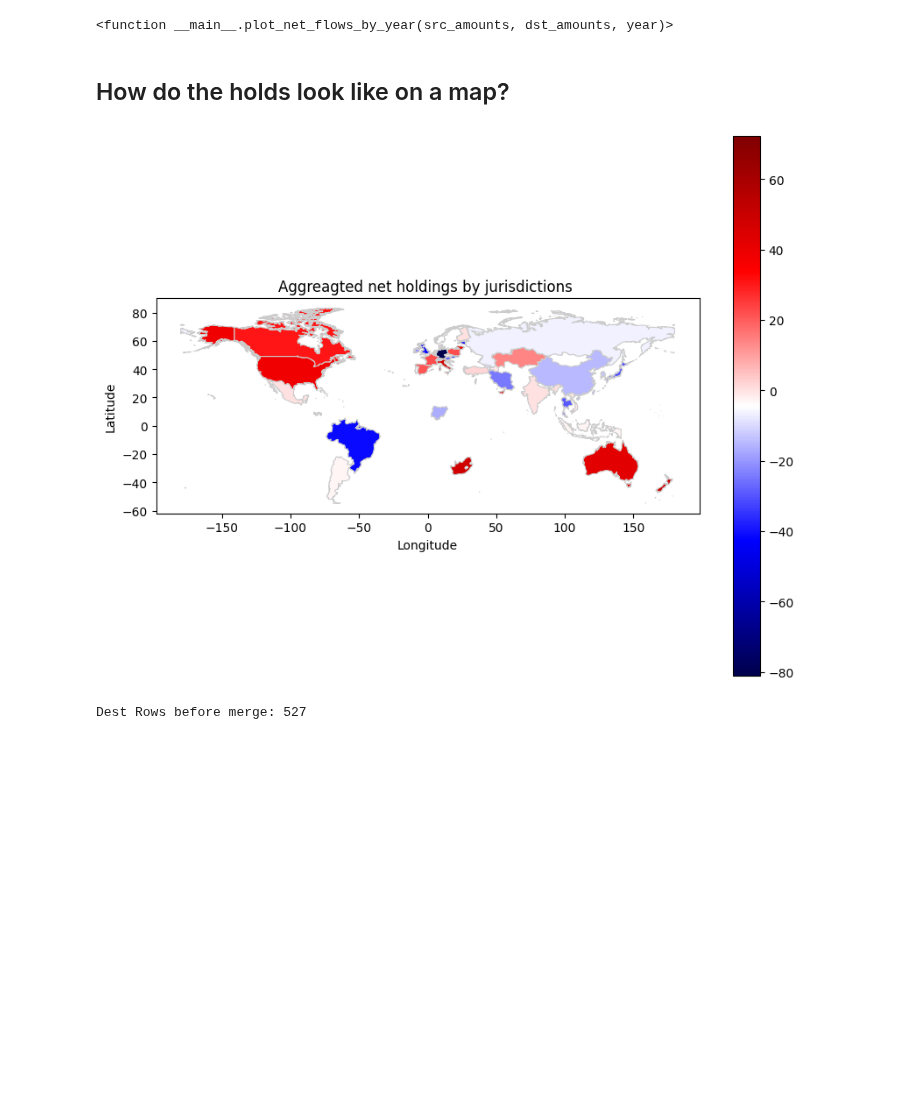
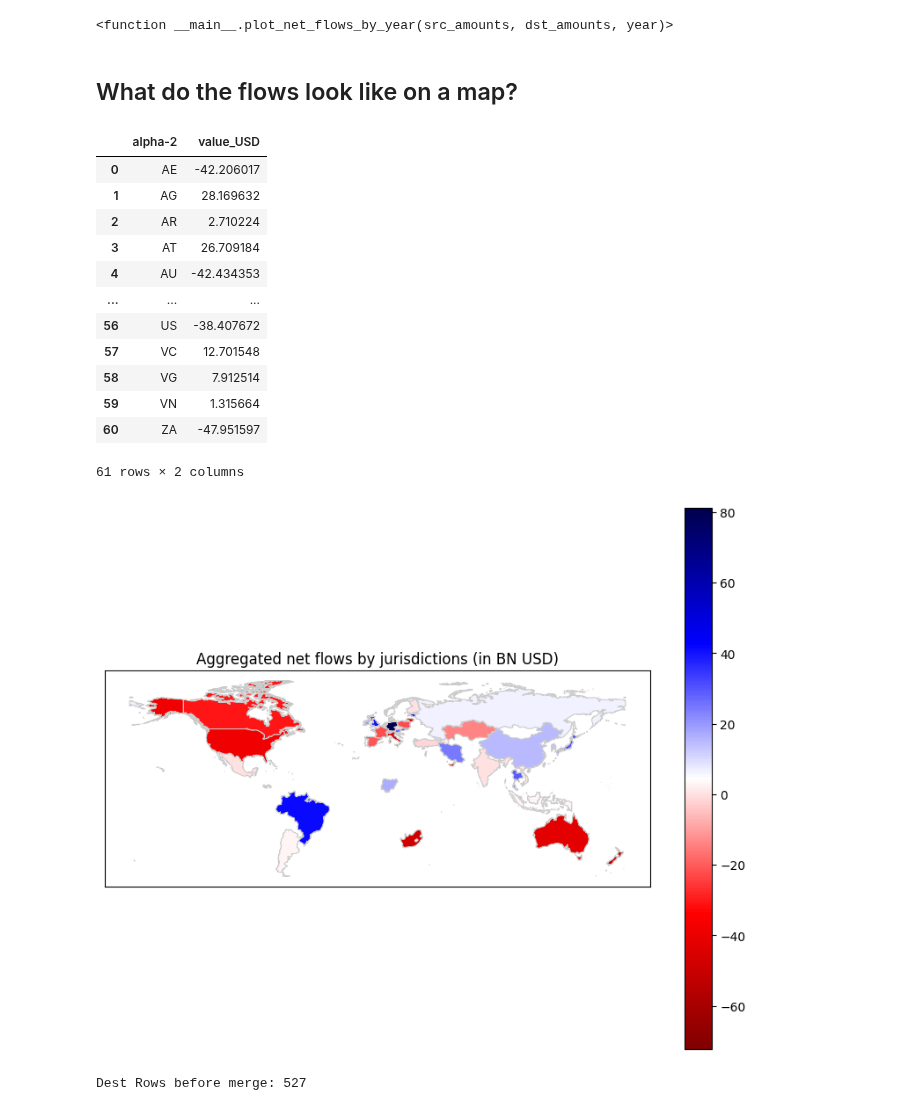
Before and after one commit to FlowDrucka64/MoneyFlow, a Jupyter notebook: data_exploration.ipynb, the cells around one changed output. Saved outputs shown, nothing was run; the diff lists cells and outputs as text; code cells hidden in the pictures; blank space fills up the shorter version.

```diff
--- a/data_exploration.ipynb
+++ b/data_exploration.ipynb
@@ -511,7 +511,7 @@ result['value_USD'] = src_amounts['src_value_USD'].sub(dst_amounts['dst_value_US
 #interact(plot_juri_bars,data1=fixed(result),data2=fixed(result),l1=fixed("Source"),l2=fixed("Destination"),year=(2012,2022,1),label=fixed("Holdings by jurisdictions in"))
 # %%
 result = src_amounts.copy()
-result['value_USD'] = src_amounts['src_value_USD'].sub(dst_amounts['dst_value_USD'], axis=0)
+result['value_USD'] = dst_amounts['dst_value_USD'].sub(src_amounts['src_value_USD'], axis=0)
 
 result = result.groupby(['jurisdictions'])['value_USD'].sum().reset_index()
 result = result.sort_values("jurisdictions",ascending=True)
@@ -539,4 +539,5 @@ for bar, value in zip(bars, result['value_USD']):
 
 # Display the plot
 plt.show()
+display(result)
 # %% [output]
@@ -578,27 +593,41 @@ interact(plot_net_flows_by_year,src_amounts=fixed(src_amounts),dst_amounts=fixed
 interactive(children=(IntSlider(value=2017, description='year', max=2022, min=2012), Output()), _dom_classes=(…
 <function __main__.plot_net_flows_by_year(src_amounts, dst_amounts, year)>
 # %% [markdown]
-## How do the holds look like on a map?
+## What do the flows look like on a map?
 # %%
+display(result)
 result.rename(columns={'jurisdictions':'alpha-2'},inplace=True)
 country_codes = pd.read_csv('data/country_codes.csv')
 country_codes = country_codes[['alpha-2','alpha-3']]
-merged_df= pd.merge(result, country_codes,on='alpha-2',how='inner')
-merged_df.rename(columns={'alpha-2':'ISO'},inplace=True)
+c_merged_df= pd.merge(result, country_codes,on='alpha-2',how='inner')
+c_merged_df.rename(columns={'alpha-2':'ISO'},inplace=True)
 
 map_data = gpd.read_file('shapefile/World_Countries__Generalized_.shp')
 
-merged_data = map_data.merge(merged_df, on='ISO')
+c_merged_data = map_data.merge(c_merged_df, on='ISO')
 fig, ax = plt.subplots(figsize=(10, 8))
-merged_data["value_USD"] = merged_data["value_USD"]
-merged_data.plot(column='value_USD', cmap='seismic', linewidth=0.8, ax=ax, edgecolor='0.8', legend=True)
+
+c_merged_data.plot(column='value_USD', cmap='seismic_r', linewidth=0.8, ax=ax, edgecolor='0.8', legend=True)
 ax.set_title('Holdings')
-ax.set_xlabel('Longitude')
-ax.set_ylabel('Latitude')
-plt.title('Aggreagted net holdings by jurisdictions ')
+plt.xticks([])
+plt.yticks([])
+plt.title('Aggregated net flows by jurisdictions (in BN USD)')
 plt.show()
 # %% [output]
+|  | alpha-2 | value_USD |
+| 0 | AE | -42.206017 |
+| 1 | AG | 28.169632 |
+| 2 | AR | 2.710224 |
+| 3 | AT | 26.709184 |
+| 4 | AU | -42.434353 |
+| ... | ... | ... |
+| 56 | US | -38.407672 |
+| 57 | VC | 12.701548 |
+| 58 | VG | 7.912514 |
+| 59 | VN | 1.315664 |
+| 60 | ZA | -47.951597 |
+61 rows × 2 columns
-[figure, old version]
+[figure, new version]
 # %%
 # TODO: Merge with GDP Data
 # Merge country codes first
```
Also changed, not shown: parts of 2 cells of this notebook.
